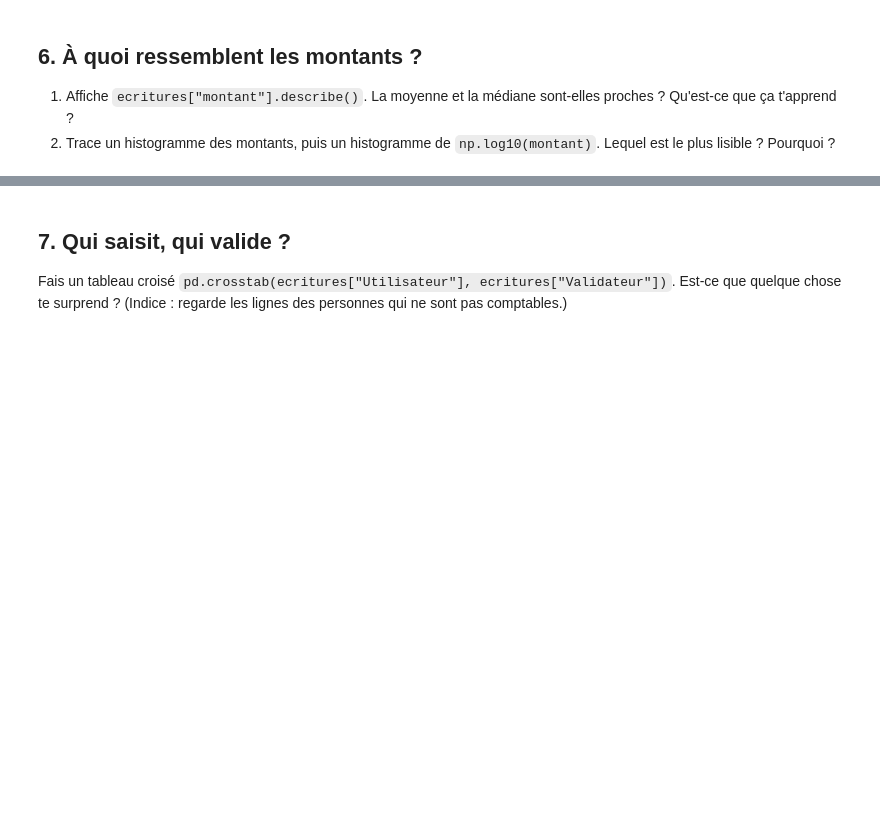
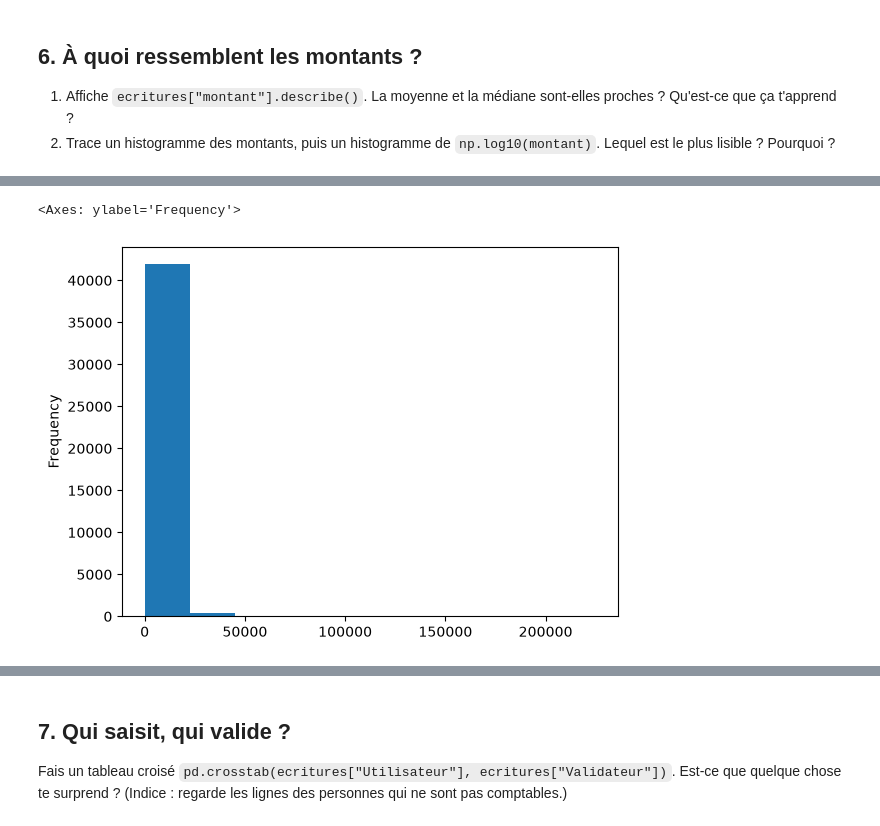
Before and after one commit to leolebon/detection-anomalies-comptable, a Jupyter notebook: notebooks/01_exploration.ipynb, the cells around one changed output, grey strips where cells are left out. Cells and saved outputs as stored; diff of their text form; code cells hidden in the pictures; blank space fills up the shorter version.

Commit message:
Exploration du grand livre : volumes, montants, séparation des tâches

```diff
--- a/notebooks/01_exploration.ipynb
+++ b/notebooks/01_exploration.ipynb
@@ -47,0 +125,5 @@ Quel mois est le plus calme ? Le plus chargé ?
+# %%
+ecritures["montant"].plot(kind="hist")
+# %% [output]
+<Axes: ylabel='Frequency'>
+[figure, added]
```
Also changed, not shown: parts of 16 cells of this notebook.
